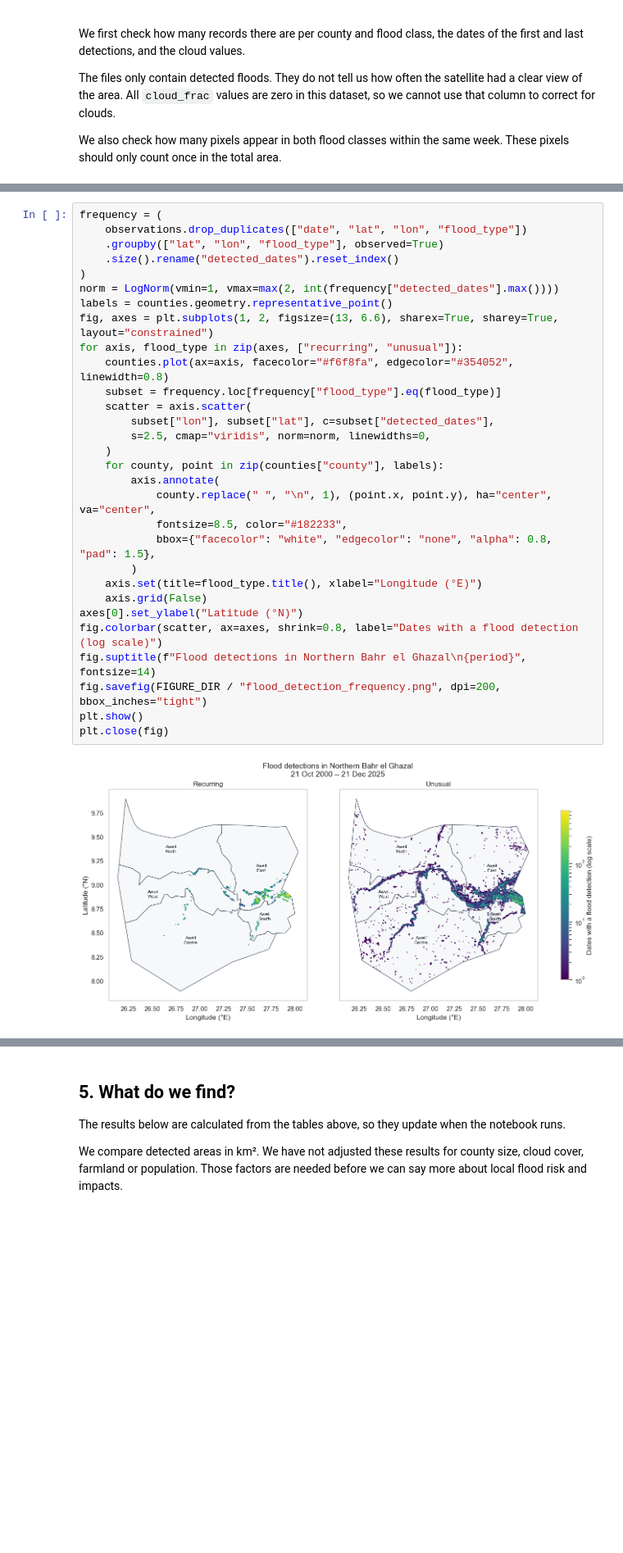
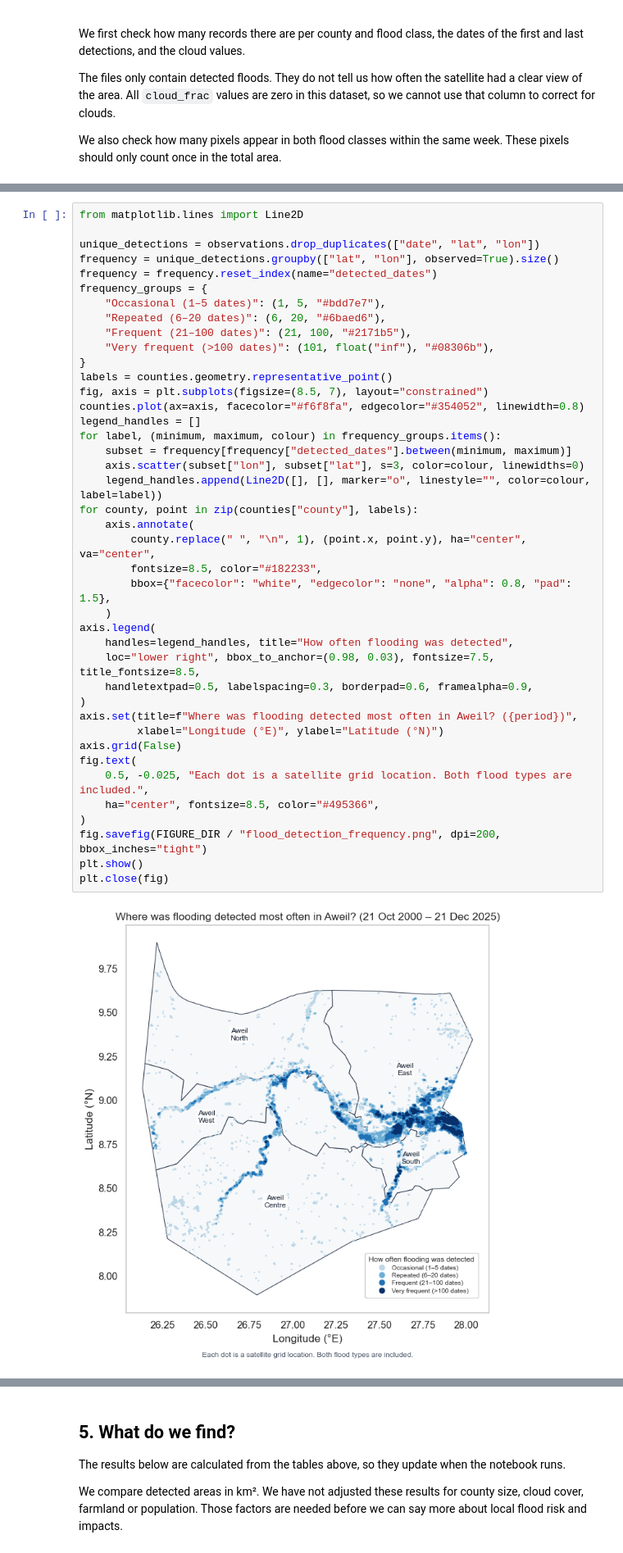
Before and after one commit to TijnQ/JBG060_ZHL_2026, a Jupyter notebook: EDA_flood_masks/flood_masks_eda.ipynb, the cells around one changed output, grey strips where cells are left out. Shown at 82% size. Saved outputs shown, nothing was run; the diff lists cells and outputs as text; blank space fills up the shorter version.

```diff
--- a/EDA_flood_masks/flood_masks_eda.ipynb
+++ b/EDA_flood_masks/flood_masks_eda.ipynb
@@ -157,36 +138,47 @@ Both maps use the same logarithmic colour scale. This makes the two flood classe
 
 An empty part of the map means there are no detections in the data. Flooding could still have been missed there.
 # %%
-frequency = (
-    observations.drop_duplicates(["date", "lat", "lon", "flood_type"])
-    .groupby(["lat", "lon", "flood_type"], observed=True)
-    .size().rename("detected_dates").reset_index()
+from matplotlib.lines import Line2D
+
+unique_detections = observations.drop_duplicates(["date", "lat", "lon"])
+frequency = unique_detections.groupby(["lat", "lon"], observed=True).size()
+frequency = frequency.reset_index(name="detected_dates")
+frequency_groups = {
+    "Occasional (1–5 dates)": (1, 5, "#bdd7e7"),
+    "Repeated (6–20 dates)": (6, 20, "#6baed6"),
+    "Frequent (21–100 dates)": (21, 100, "#2171b5"),
+    "Very frequent (>100 dates)": (101, float("inf"), "#08306b"),
+}
+labels = counties.geometry.representative_point()
+fig, axis = plt.subplots(figsize=(8.5, 7), layout="constrained")
+counties.plot(ax=axis, facecolor="#f6f8fa", edgecolor="#354052", linewidth=0.8)
+legend_handles = []
+for label, (minimum, maximum, colour) in frequency_groups.items():
+    subset = frequency[frequency["detected_dates"].between(minimum, maximum)]
+    axis.scatter(subset["lon"], subset["lat"], s=3, color=colour, linewidths=0)
+    legend_handles.append(Line2D([], [], marker="o", linestyle="", color=colour, label=label))
+for county, point in zip(counties["county"], labels):
+    axis.annotate(
+        county.replace(" ", "\n", 1), (point.x, point.y), ha="center", va="center",
+        fontsize=8.5, color="#182233",
+        bbox={"facecolor": "white", "edgecolor": "none", "alpha": 0.8, "pad": 1.5},
+    )
+axis.legend(
+    handles=legend_handles, title="How often flooding was detected",
+    loc="lower right", bbox_to_anchor=(0.98, 0.03), fontsize=7.5, title_fontsize=8.5,
+    handletextpad=0.5, labelspacing=0.3, borderpad=0.6, framealpha=0.9,
 )
-norm = LogNorm(vmin=1, vmax=max(2, int(frequency["detected_dates"].max())))
-labels = counties.geometry.representative_point()
-fig, axes = plt.subplots(1, 2, figsize=(13, 6.6), sharex=True, sharey=True, layout="constrained")
-for axis, flood_type in zip(axes, ["recurring", "unusual"]):
-    counties.plot(ax=axis, facecolor="#f6f8fa", edgecolor="#354052", linewidth=0.8)
-    subset = frequency.loc[frequency["flood_type"].eq(flood_type)]
-    scatter = axis.scatter(
-        subset["lon"], subset["lat"], c=subset["detected_dates"],
-        s=2.5, cmap="viridis", norm=norm, linewidths=0,
-    )
-    for county, point in zip(counties["county"], labels):
-        axis.annotate(
-            county.replace(" ", "\n", 1), (point.x, point.y), ha="center", va="center",
-            fontsize=8.5, color="#182233",
-            bbox={"facecolor": "white", "edgecolor": "none", "alpha": 0.8, "pad": 1.5},
-        )
-    axis.set(title=flood_type.title(), xlabel="Longitude (°E)")
-    axis.grid(False)
-axes[0].set_ylabel("Latitude (°N)")
-fig.colorbar(scatter, ax=axes, shrink=0.8, label="Dates with a flood detection (log scale)")
-fig.suptitle(f"Flood detections in Northern Bahr el Ghazal\n{period}", fontsize=14)
+axis.set(title=f"Where was flooding detected most often in Aweil? ({period})",
+         xlabel="Longitude (°E)", ylabel="Latitude (°N)")
+axis.grid(False)
+fig.text(
+    0.5, -0.025, "Each dot is a satellite grid location. Both flood types are included.",
+    ha="center", fontsize=8.5, color="#495366",
+)
 fig.savefig(FIGURE_DIR / "flood_detection_frequency.png", dpi=200, bbox_inches="tight")
 plt.show()
 plt.close(fig)
 # %% [output]
-[figure, old version]
+[figure, new version]
 # %% [markdown]
 ## 3. Which months have the most detected flooding?
```
Also changed, not shown: parts of 8 cells of this notebook, 23 other files.
